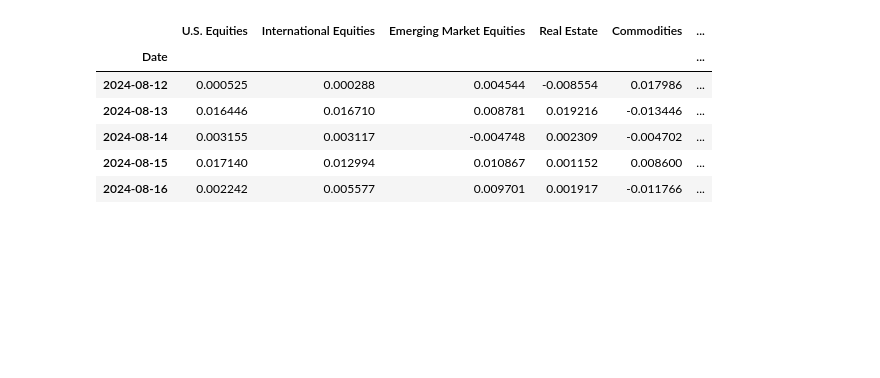
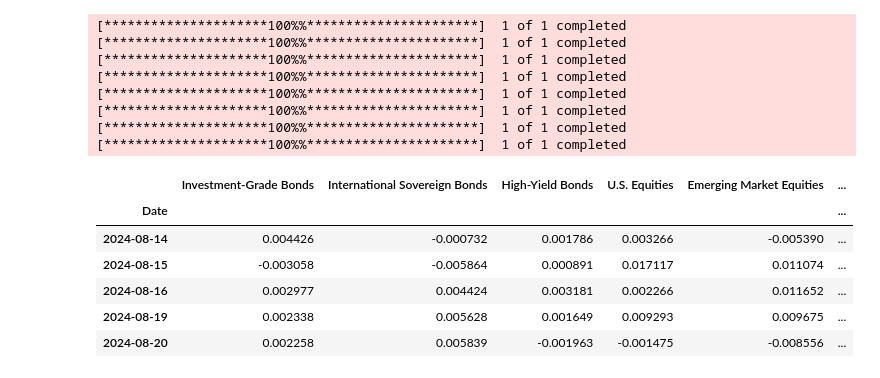
Before and after one commit to AlainDaccache/Quantropy, a Jupyter notebook: src/Diversification - Post Modern Portfolio Theory.ipynb, the cells around one changed output. Saved outputs shown, nothing was run; the diff lists cells and outputs as text; code cells hidden in the pictures; blank space fills up the shorter version.

```diff
--- a/src/Diversification - Post Modern Portfolio Theory.ipynb
+++ b/src/Diversification - Post Modern Portfolio Theory.ipynb
@@ -24,26 +24,44 @@ sp_dj_asset_tickers = {
     "BWX": "International Sovereign Bonds"      # SPDR Bloomberg International Treasury Bond ETF
 }
 
+ishares_asset_tickers = {
+     "LQD": "Investment-Grade Bonds",            # iShares iBoxx $ Investment Grade Corporate Bond ETF
+     "IGOV": "International Sovereign Bonds",    # iShares International Treasury Bond ETF
+     "HYG": "High-Yield Bonds",                  # iShares iBoxx $ High Yield Corporate Bond ETF
+     "IVV": "U.S. Equities",                     # iShares Core S&P Total U.S. Stock Market ETF
+     "EEM": "Emerging Market Equities",          # iShares MSCI Emerging Markets Index ETF
+     "IXUS": "International Equities",           # iShares Core MSCI Total International Stock ETF (non-US)
+     "IYR": "Real Estate",                       # iShares US Real Estate ETF (cannot find global older than 2008 crisis)
+     "GSG": "Commodities"                        # iShares S&P GSCI Commodity-Indexed Trust
+ }
 
 trading_days_in_year = 252
 # Define the start and end dates for fetching the data
-start_date = '1998-01-01'
+start_date = '2004-01-01'
 end_date = datetime.today().strftime("%Y-%m-%d")
 # %%
 !pip install pandas yfinance matplotlib seaborn -q
 # %%
-tickers = dict(sp_dj_asset_tickers)
+tickers = dict(ishares_asset_tickers)
 
-returns_df = download_tickers_returns(tickers=tickers, start_date="1998-12-23", cache_path="../data/historical-asset-classes-returns.csv")
+returns_df = download_tickers_returns(tickers=tickers, start_date=start_date) #, cache_path="../data/historical-asset-classes-returns-ishares.csv")
 returns_df.tail()
 # %% [output]
+[*********************100%%**********************]  1 of 1 completed
+[*********************100%%**********************]  1 of 1 completed
+[*********************100%%**********************]  1 of 1 completed
+[*********************100%%**********************]  1 of 1 completed
+[*********************100%%**********************]  1 of 1 completed
+[*********************100%%**********************]  1 of 1 completed
+[*********************100%%**********************]  1 of 1 completed
+[*********************100%%**********************]  1 of 1 completed
-|  | U.S. Equities | International Equities | Emerging Market Equities | Real Estate | Commodities | ... |
+|  | Investment-Grade Bonds | International Sovereign Bonds | High-Yield Bonds | U.S. Equities | Emerging Market Equities | ... |
 | Date |  |  |  |  |  | ... |
-| 2024-08-12 | 0.000525 | 0.000288 | 0.004544 | -0.008554 | 0.017986 | ... |
-| 2024-08-13 | 0.016446 | 0.016710 | 0.008781 | 0.019216 | -0.013446 | ... |
-| 2024-08-14 | 0.003155 | 0.003117 | -0.004748 | 0.002309 | -0.004702 | ... |
-| 2024-08-15 | 0.017140 | 0.012994 | 0.010867 | 0.001152 | 0.008600 | ... |
-| 2024-08-16 | 0.002242 | 0.005577 | 0.009701 | 0.001917 | -0.011766 | ... |
+| 2024-08-14 | 0.004426 | -0.000732 | 0.001786 | 0.003266 | -0.005390 | ... |
+| 2024-08-15 | -0.003058 | -0.005864 | 0.000891 | 0.017117 | 0.011074 | ... |
+| 2024-08-16 | 0.002977 | 0.004424 | 0.003181 | 0.002266 | 0.011652 | ... |
+| 2024-08-19 | 0.002338 | 0.005628 | 0.001649 | 0.009293 | 0.009675 | ... |
+| 2024-08-20 | 0.002258 | 0.005839 | -0.001963 | -0.001475 | -0.008556 | ... |
 # %%
 # Calculate compound returns
 compound_returns = (1 + returns_df).cumprod() - 1
```
Also changed, not shown: parts of 26 cells of this notebook, 2 other files.
